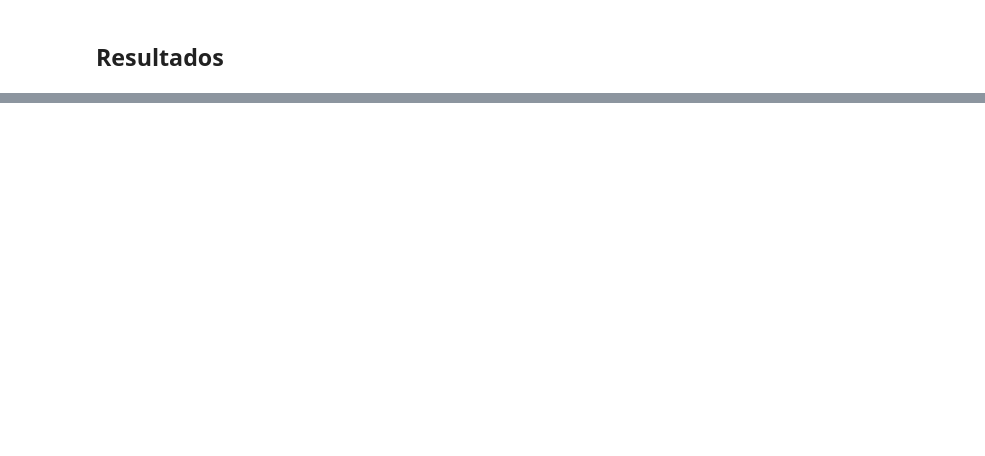
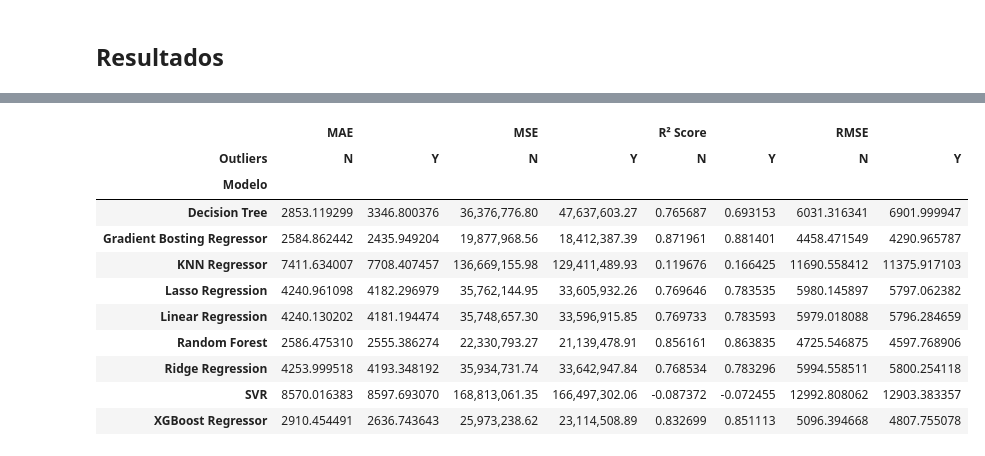
Before and after one commit to WinstonQF/techchallenges, a Jupyter notebook: fase01/notebook/Tech_Challange_Consolidado.ipynb, the cells around one changed output, grey strips where cells are left out. Cells and saved outputs as stored; diff of their text form; code cells hidden in the pictures; blank space fills up the shorter version.

```diff
--- a/fase01/notebook/Tech_Challange_Consolidado.ipynb
+++ b/fase01/notebook/Tech_Challange_Consolidado.ipynb
@@ -921,0 +926,21 @@ df_m
+# %%
+# Continue with the rest of your code
+
+df_pivot = df_m.pivot(index='Modelo', columns='Outliers', values=['MAE', 'MSE', 'R² Score', 'RMSE'])
+df_pivot.style.set_properties(**{'text-align': 'left'})
+df_pivot[('MSE', 'Y')] = df_pivot[('MSE', 'Y')].map('{:,.2f}'.format)
+df_pivot[('MSE', 'N')] = df_pivot[('MSE', 'N')].map('{:,.2f}'.format)
+df_pivot
+# %% [output]
+|  | MAE |  | MSE |  | R² Score |  | RMSE |  |
+| Outliers | N | Y | N | Y | N | Y | N | Y |
+| Modelo |  |  |  |  |  |  |  |  |
+| Decision Tree | 2853.119299 | 3346.800376 | 36,376,776.80 | 47,637,603.27 | 0.765687 | 0.693153 | 6031.316341 | 6901.999947 |
+| Gradient Bosting Regressor | 2584.862442 | 2435.949204 | 19,877,968.56 | 18,412,387.39 | 0.871961 | 0.881401 | 4458.471549 | 4290.965787 |
+| KNN Regressor | 7411.634007 | 7708.407457 | 136,669,155.98 | 129,411,489.93 | 0.119676 | 0.166425 | 11690.558412 | 11375.917103 |
+| Lasso Regression | 4240.961098 | 4182.296979 | 35,762,144.95 | 33,605,932.26 | 0.769646 | 0.783535 | 5980.145897 | 5797.062382 |
+| Linear Regression | 4240.130202 | 4181.194474 | 35,748,657.30 | 33,596,915.85 | 0.769733 | 0.783593 | 5979.018088 | 5796.284659 |
+| Random Forest | 2586.475310 | 2555.386274 | 22,330,793.27 | 21,139,478.91 | 0.856161 | 0.863835 | 4725.546875 | 4597.768906 |
+| Ridge Regression | 4253.999518 | 4193.348192 | 35,934,731.74 | 33,642,947.84 | 0.768534 | 0.783296 | 5994.558511 | 5800.254118 |
+| SVR | 8570.016383 | 8597.693070 | 168,813,061.35 | 166,497,302.06 | -0.087372 | -0.072455 | 12992.808062 | 12903.383357 |
+| XGBoost Regressor | 2910.454491 | 2636.743643 | 25,973,238.62 | 23,114,508.89 | 0.832699 | 0.851113 | 5096.394668 | 4807.755078 |
```
Also changed, not shown: parts of 13 cells of this notebook.
